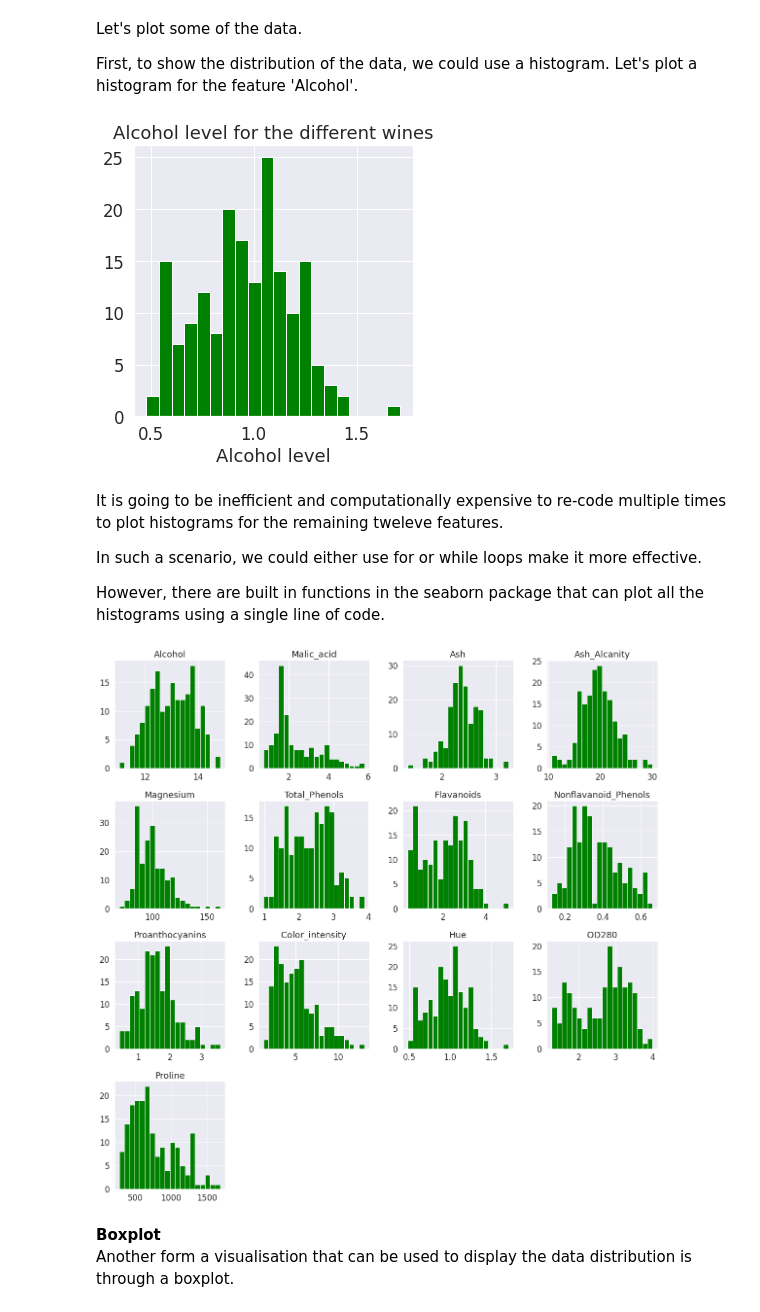
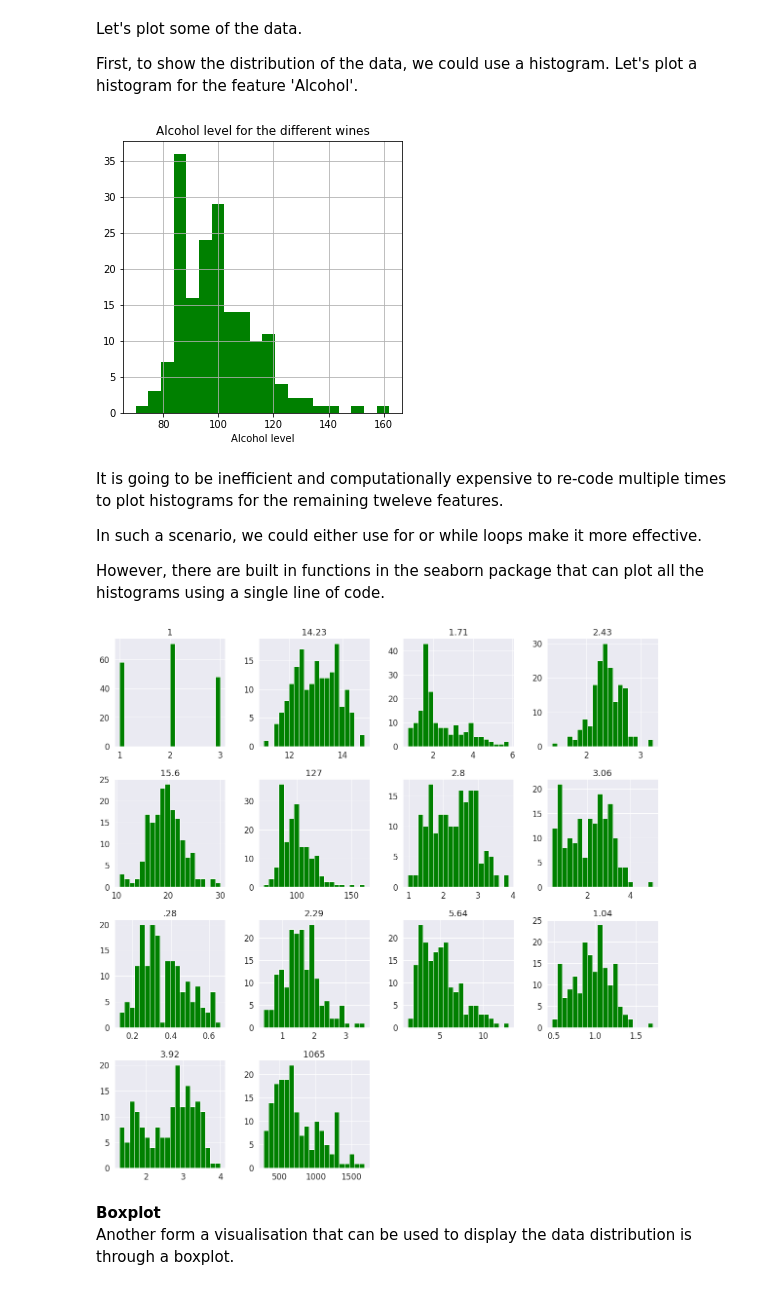
Before and after one commit to vantainguyen/Data_analytics, a Jupyter notebook: Lab_1_1_Exploration_Mon.ipynb, the cells around one changed output. Cells and saved outputs as stored; diff of their text form; code cells hidden in the pictures.

```diff
--- a/Lab_1_1_Exploration_Mon.ipynb
+++ b/Lab_1_1_Exploration_Mon.ipynb
@@ -23,7 +23,7 @@ Reading the dataset
 
 The data is downloaded from the website (link above) in the form a csv file. We read the csv file (from a local respository) in the form a dataframe.
 # %%
-wine_df = pd.read_csv('wine.data.csv')
+wine_df = pd.read_csv('wine.data', )
 # %% [markdown]
 The first step of any data analysis is to investigate the dataset and the data available.
 
@@ -175,11 +178,11 @@ First, to show the distribution of the data, we could use a histogram. Let's plo
 # %%
 plt.figure(figsize=(5,5))
 plt.title("Alcohol level for the different wines")
 plt.xlabel("Alcohol level")
-wine_df['Hue'].hist(bins=20, color="green")
+wine_df['127'].hist(bins=20, color="green")
 plt.show()
 # %% [output]
-[figure, old version]
+[figure, new version]
 # %% [markdown]
 It is going to be inefficient and computationally expensive to re-code multiple times to plot histograms for the remaining tweleve features.
 
@@ -191,7 +194,7 @@ sns.set(style="darkgrid", font_scale=1.5, rc={'figure.figsize':(20,20)})
 ax=wine_df.hist(bins=20, color="green")
 plt.show()
 # %% [output]
-[figure, old version]
+[figure, new version]
 # %% [markdown]
 <b> Boxplot </b>
 <br>Another form a visualisation that can be used to display the data distribution is through a boxplot.
```
Also changed, not shown: parts of 10 cells of this notebook.
